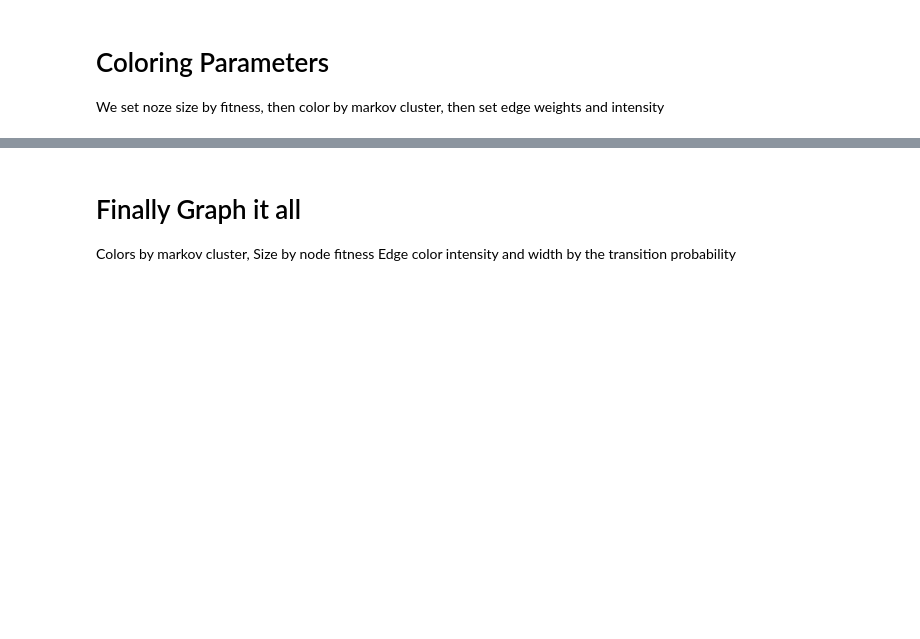
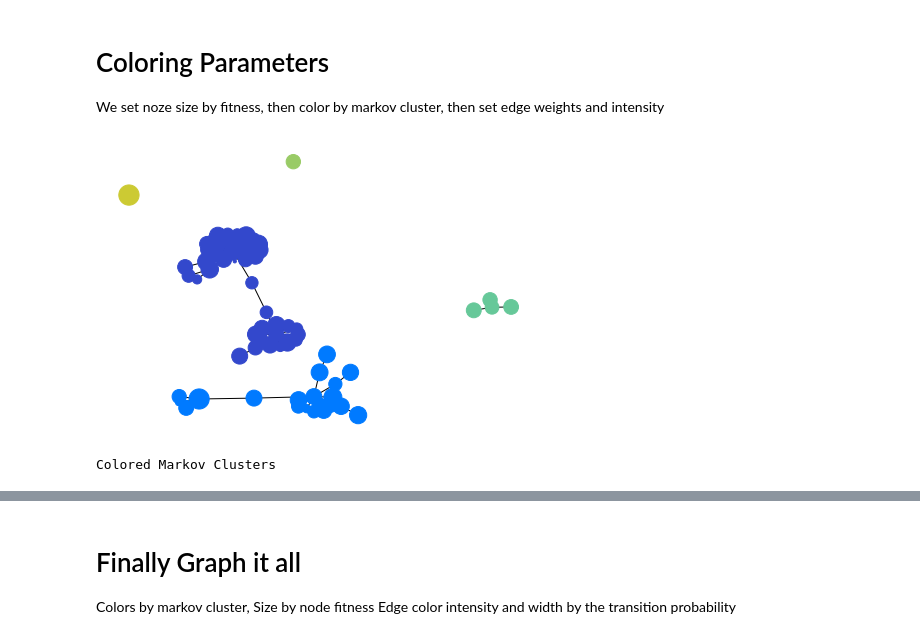
Before and after one commit to adrianapaza/NBA-NKC, a Jupyter notebook: ComputationalModels/Draw_Colored_Graphs.ipynb, the cells around one changed output, grey strips where cells are left out. Cells and saved outputs as stored; diff of their text form; code cells hidden in the pictures; blank space fills up the shorter version.

```diff
--- a/ComputationalModels/Draw_Colored_Graphs.ipynb
+++ b/ComputationalModels/Draw_Colored_Graphs.ipynb
@@ -68,8 +68,11 @@ for comp in Components:
     j+=1
     #print(comp)
 # %%
-#nx.draw(MarkClsuMatrix, node_color=cluster_color_map, with_labels=False,node_size =Size_Fit_Mapping)
-#plt.show()
-#print('Colored Markov Clusters')
+nx.draw(MarkClsuMatrix, node_color=cluster_color_map, with_labels=False,node_size =Size_Fit_Mapping)
+plt.show()
+print('Colored Markov Clusters')
+# %% [output]
+[figure, added]
+Colored Markov Clusters
 # %%
 #Create a directed graph of the transition matrix
```
Also changed, not shown: parts of 6 cells of this notebook, 13 other files.
